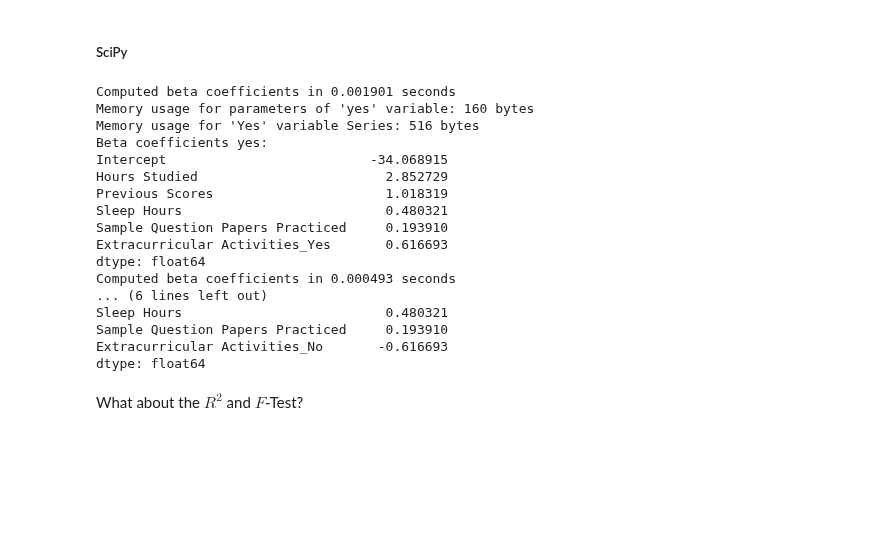
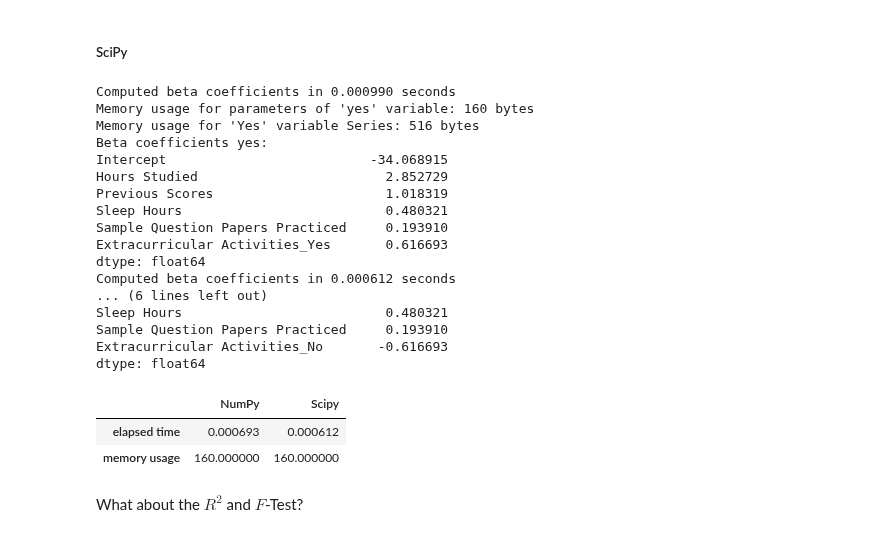
Before and after one commit to add0794/ordinary-least-squares-gradient-descent, a Jupyter notebook: jupyter.ipynb, the cells around one changed output. Drawn from its saved outputs; the diff is of its cells as text; code cells hidden in the pictures; blank space fills up the shorter version.

```diff
--- a/jupyter.ipynb
+++ b/jupyter.ipynb
@@ -598,8 +598,8 @@ def scipy_parameters(features, label, key, cols):
 
     # Display results
     print(f"Computed beta coefficients in {elapsed_time:.6f} seconds")
-    print(f"Memory usage for parameters of \f'{key}' variable: {beta_memory_scipy} bytes")
-    print(f"Memory usage for \'Yes' variable Series: {series_memory_scipy} bytes")
+    print(f"Memory usage for parameters of \f'{key}' variable: {beta_memory} bytes")
+    print(f"Memory usage for \'Yes' variable Series: {series_memory} bytes")
 
     # Optionally, display the coefficients for both cases
     print(f"Beta coefficients {key}:")
@@ -610,7 +610,7 @@ def scipy_parameters(features, label, key, cols):
 time_scipy_yes, memory_scipy_yes, scipy_yes = scipy_parameters(X_with_intercept_yes, y, 'yes', cols_yes)
 time_scipy_no, memory_scipy_no, scipy_no = scipy_parameters(X_with_intercept_no, y, 'no', cols_no)
 # %% [output]
-Computed beta coefficients in 0.001901 seconds
+Computed beta coefficients in 0.000990 seconds
 Memory usage for parameters of 'yes' variable: 160 bytes
 Memory usage for 'Yes' variable Series: 516 bytes
 Beta coefficients yes:
@@ -621,7 +621,7 @@ Sleep Hours                          0.480321
 Sample Question Papers Practiced     0.193910
 Extracurricular Activities_Yes       0.616693
 dtype: float64
-Computed beta coefficients in 0.000493 seconds
+Computed beta coefficients in 0.000612 seconds
 ... (6 lines left out)
 Sleep Hours                          0.480321
 Sample Question Papers Practiced     0.193910
@@ -640,3 +640,9 @@ performance_metrics_no = pd.DataFrame(data={"SciPy": [time_scipy_no, memory_scip
+# %%
+performance_metrics_no
+# %% [output]
+|  | NumPy | Scipy |
+| elapsed time | 0.000693 | 0.000612 |
+| memory usage | 160.000000 | 160.000000 |
 # %% [markdown]
 What about the $R^2$ and $F$-Test?
 # %% [markdown]
```
Also changed, not shown: parts of 14 cells of this notebook.
